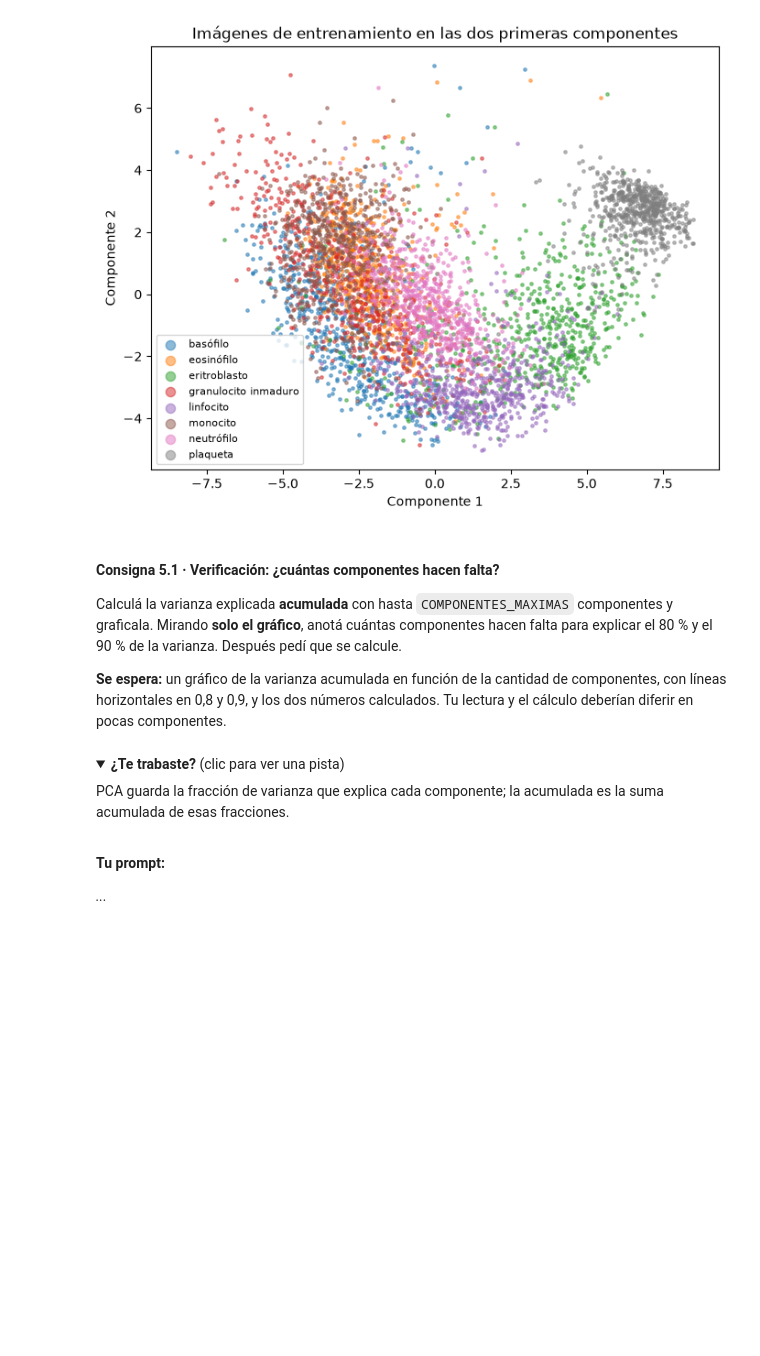
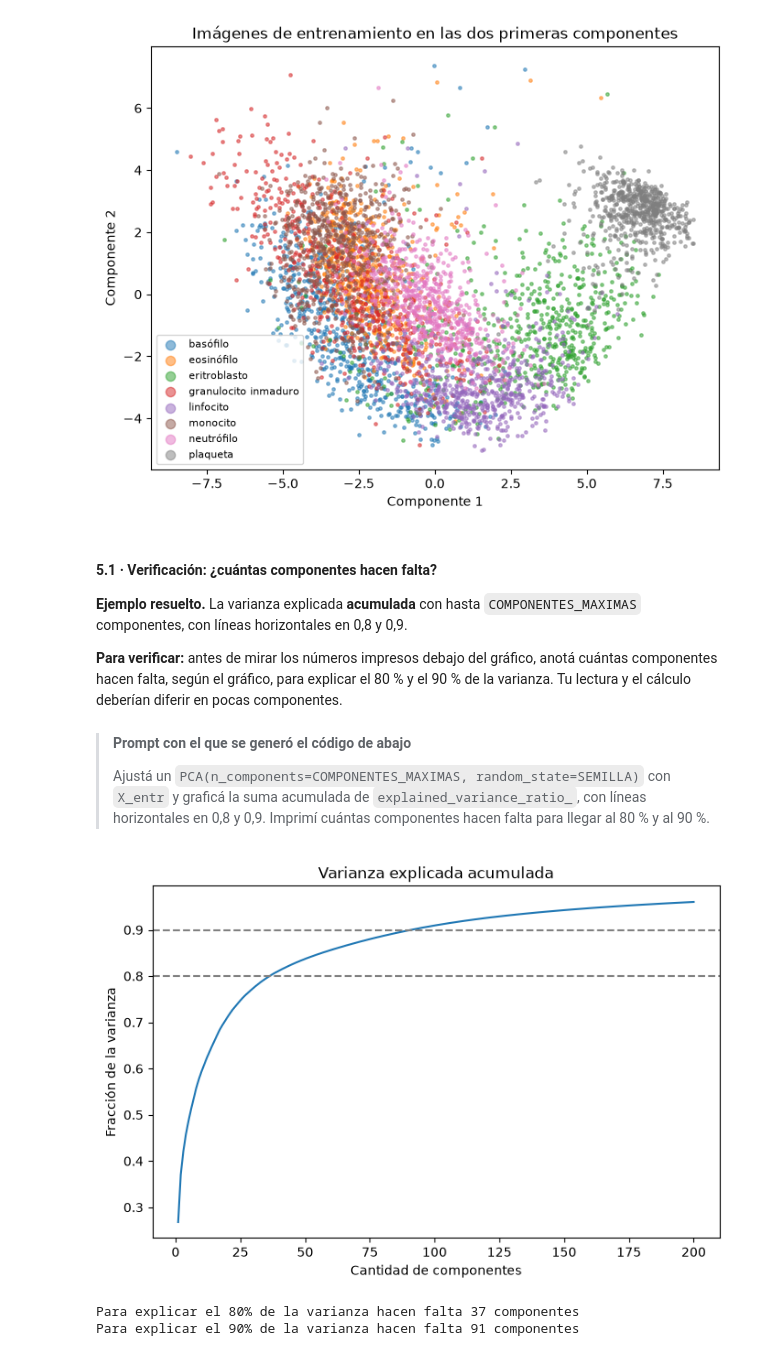
Before and after one commit to mberdakin/ai-data-analysis-workshop-chemistry, a Jupyter notebook: modulo-8/guia.ipynb, the cells around one changed output. Cells and saved outputs as stored; diff of their text form; code cells hidden in the pictures; folded sections open; blank space fills up the shorter version.

Commit message:
Módulo 8: conclusiones plegadas en la guía, PCA resuelto y explicación del codo y la silueta

```diff
--- a/modulo-8/guia.ipynb
+++ b/modulo-8/guia.ipynb
@@ -678,19 +741,8 @@ plt.show()
 Varianza explicada por cada componente: [0.268 0.102]
 [figure]
 # %% [markdown]
-#### Consigna 5.1 · Verificación: ¿cuántas componentes hacen falta?
+#### 5.1 · Verificación: ¿cuántas componentes hacen falta?
 
-Calculá la varianza explicada **acumulada** con hasta `COMPONENTES_MAXIMAS` componentes y graficala. Mirando **solo el gráfico**, anotá cuántas componentes hacen falta para explicar el 80 % y el 90 % de la varianza. Después pedí que se calcule.
+**Ejemplo resuelto.** La varianza explicada **acumulada** con hasta `COMPONENTES_MAXIMAS` componentes, con líneas horizontales en 0,8 y 0,9.
 
-**Se espera:** un gráfico de la varianza acumulada en función de la cantidad de componentes, con líneas horizontales en 0,8 y 0,9, y los dos números calculados. Tu lectura y el cálculo deberían diferir en pocas componentes.
+**Para verificar:** antes de mirar los números impresos debajo del gráfico, anotá cuántas componentes hacen falta, según el gráfico, para explicar el 80 % y el 90 % de la varianza. Tu lectura y el cálculo deberían diferir en pocas componentes.
-# %% [markdown]
-<details>
-<summary><b>¿Te trabaste?</b> (clic para ver una pista)</summary>
-
-PCA guarda la fracción de varianza que explica cada componente; la acumulada es la suma acumulada de esas fracciones.
-
-</details>
-# %% [markdown]
-**Tu prompt:**
-
-*...*
@@ -699 +749,22 @@ PCA guarda la fracción de varianza que explica cada componente; la acumulada es
+# %% [markdown]
+> **Prompt con el que se generó el código de abajo**
+>
+> Ajustá un `PCA(n_components=COMPONENTES_MAXIMAS, random_state=SEMILLA)` con `X_entr` y graficá la suma acumulada de `explained_variance_ratio_`, con líneas horizontales en 0,8 y 0,9. Imprimí cuántas componentes hacen falta para llegar al 80 % y al 90 %.
+# %%
+pca_completo = PCA(n_components=COMPONENTES_MAXIMAS, random_state=SEMILLA).fit(X_entr)
+acumulada = np.cumsum(pca_completo.explained_variance_ratio_)
+
+fig, eje = plt.subplots(figsize=(8, 5))
+eje.plot(range(1, len(acumulada) + 1), acumulada)
+for nivel in [0.8, 0.9]:
+    eje.axhline(nivel, color="gray", linestyle="--")
+eje.set(title="Varianza explicada acumulada", xlabel="Cantidad de componentes", ylabel="Fracción de la varianza")
+plt.show()
+
+for nivel in [0.8, 0.9]:
+    print(f"Para explicar el {nivel:.0%} de la varianza hacen falta {np.argmax(acumulada >= nivel) + 1} componentes")
+# %% [output]
+[figure, added]
+Para explicar el 80% de la varianza hacen falta 37 componentes
+Para explicar el 90% de la varianza hacen falta 91 componentes
 # %% [markdown]
```
Also changed, not shown: parts of 85 cells of this notebook, 2 other files.
